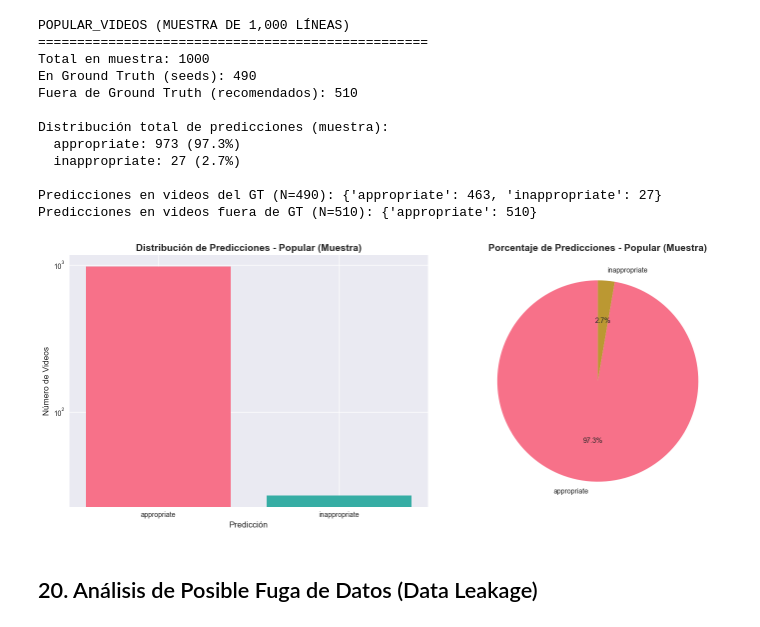
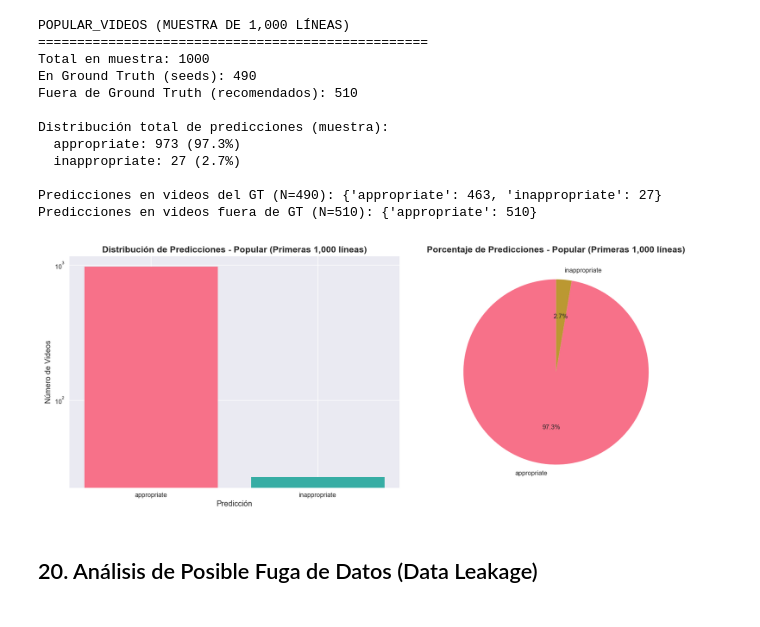
Before and after one commit to ADRIAN0819/Machine-Learning-Proyect, a Jupyter notebook: exploratory_data_analysis/eda_analysis.ipynb, the cells around one changed output. Cells and saved outputs as stored; diff of their text form; code cells hidden in the pictures.

```diff
--- a/exploratory_data_analysis/eda_analysis.ipynb
+++ b/exploratory_data_analysis/eda_analysis.ipynb
@@ -680,0 +743,16 @@ duration_seconds          385        8.03          -641.88          1515.12
+# %%
+# Desglose de outliers por clase para view_count y like_count (método IQR)
+orden_clases = ['disturbing', 'irrelevant', 'restricted', 'suitable']
+for col in ['view_count', 'like_count']:
+    q1 = df_train[col].quantile(0.25)
+    q3 = df_train[col].quantile(0.75)
+    iqr = q3 - q1
+    outliers_mask = (df_train[col] < (q1 - 1.5 * iqr)) | (df_train[col] > (q3 + 1.5 * iqr))
+    outliers_by_class = df_train[outliers_mask]['classification_label'].value_counts()
+    outliers_by_class = outliers_by_class.reindex(orden_clases).dropna()
+    total_outliers = outliers_mask.sum()
+    print(f"Outliers en {col} (IQR original, total = {total_outliers}):")
+    for clase, cnt in outliers_by_class.items():
+        pct_clase = (cnt / total_outliers) * 100
+        print(f"  - {clase}: {int(cnt)} ({pct_clase:.1f}%)")
+    print()
@@ -970,23 +1051,24 @@ Distribución total de predicciones (muestra):
 Predicciones en videos del GT (N=780): {'appropriate': 308, 'inappropriate': 472}
 Predicciones en videos fuera de GT (N=220): {'appropriate': 219, 'inappropriate': 1}
 # %%
-# Visualizar distribución de predicciones en elsagate (muestra)
+# Visualizar distribución de predicciones en elsagate (primeras 1,000 líneas)
 if pred_counter:
     fig, axes = plt.subplots(1, 2, figsize=(15, 6))
 
     # Gráfico de barras de predicciones
     df_pred_elsagate = pd.DataFrame.from_dict(pred_counter, orient='index', columns=['count'])
     bars = axes[0].bar(df_pred_elsagate.index, df_pred_elsagate['count'], color=sns.color_palette("husl", len(df_pred_elsagate)))
-    axes[0].set_title("Distribución de Predicciones - Elsagate (Muestra)", fontsize=14, fontweight='bold')
+    axes[0].set_title("Distribución de Predicciones - Elsagate (Primeras 1,000 líneas)", fontsize=14, fontweight='bold')
     axes[0].set_xlabel("Predicción", fontsize=12)
     axes[0].set_ylabel("Número de Videos", fontsize=12)
     axes[0].set_yscale('log')
 
     # Pie chart
     axes[1].pie(df_pred_elsagate['count'], labels=df_pred_elsagate.index, autopct='%1.1f%%', startangle=90)
-    axes[1].set_title("Porcentaje de Predicciones - Elsagate (Muestra)", fontsize=14, fontweight='bold')
+    axes[1].set_title("Porcentaje de Predicciones - Elsagate (Primeras 1,000 líneas)", fontsize=14, fontweight='bold')
 
     plt.tight_layout()
+    plt.savefig('images/distrib_elsagate.png', dpi=150, bbox_inches='tight')
     plt.show()
 else:
     print("No hay predicciones para visualizar en la muestra de elsagate")
@@ -1030,23 +1112,24 @@ Distribución total de predicciones (muestra):
 Predicciones en videos del GT (N=70): {'appropriate': 55, 'inappropriate': 15}
 Predicciones en videos fuera de GT (N=930): {'appropriate': 930}
 # %%
-# Visualizar distribución de predicciones en other_child (muestra)
+# Visualizar distribución de predicciones en other_child (primeras 1,000 líneas)
 if pred_counter:
     fig, axes = plt.subplots(1, 2, figsize=(15, 6))
 
     # Gráfico de barras de predicciones
     df_pred_other = pd.DataFrame.from_dict(pred_counter, orient='index', columns=['count'])
     bars = axes[0].bar(df_pred_other.index, df_pred_other['count'], color=sns.color_palette("husl", len(df_pred_other)))
-    axes[0].set_title("Distribución de Predicciones - Other Child (Muestra)", fontsize=14, fontweight='bold')
+    axes[0].set_title("Distribución de Predicciones - Other Child (Primeras 1,000 líneas)", fontsize=14, fontweight='bold')
     axes[0].set_xlabel("Predicción", fontsize=12)
     axes[0].set_ylabel("Número de Videos", fontsize=12)
     axes[0].set_yscale('log')
 
     # Pie chart
     axes[1].pie(df_pred_other['count'], labels=df_pred_other.index, autopct='%1.1f%%', startangle=90)
-    axes[1].set_title("Porcentaje de Predicciones - Other Child (Muestra)", fontsize=14, fontweight='bold')
+    axes[1].set_title("Porcentaje de Predicciones - Other Child (Primeras 1,000 líneas)", fontsize=14, fontweight='bold')
 
     plt.tight_layout()
+    plt.savefig('images/distrib_other_child.png', dpi=150, bbox_inches='tight')
     plt.show()
 else:
     print("No hay predicciones para visualizar en la muestra de other_child")
@@ -1090,23 +1173,24 @@ Distribución total de predicciones (muestra):
 Predicciones en videos del GT (N=34): {'appropriate': 31, 'inappropriate': 3}
 Predicciones en videos fuera de GT (N=966): {'appropriate': 966}
 # %%
-# Visualizar distribución de predicciones en random (muestra)
+# Visualizar distribución de predicciones en random (primeras 1,000 líneas)
 if pred_counter:
     fig, axes = plt.subplots(1, 2, figsize=(15, 6))
 
     # Gráfico de barras de predicciones
     df_pred_random = pd.DataFrame.from_dict(pred_counter, orient='index', columns=['count'])
     bars = axes[0].bar(df_pred_random.index, df_pred_random['count'], color=sns.color_palette("husl", len(df_pred_random)))
-    axes[0].set_title("Distribución de Predicciones - Random (Muestra)", fontsize=14, fontweight='bold')
+    axes[0].set_title("Distribución de Predicciones - Random (Primeras 1,000 líneas)", fontsize=14, fontweight='bold')
     axes[0].set_xlabel("Predicción", fontsize=12)
     axes[0].set_ylabel("Número de Videos", fontsize=12)
     axes[0].set_yscale('log')
 
     # Pie chart
     axes[1].pie(df_pred_random['count'], labels=df_pred_random.index, autopct='%1.1f%%', startangle=90)
-    axes[1].set_title("Porcentaje de Predicciones - Random (Muestra)", fontsize=14, fontweight='bold')
+    axes[1].set_title("Porcentaje de Predicciones - Random (Primeras 1,000 líneas)", fontsize=14, fontweight='bold')
 
     plt.tight_layout()
+    plt.savefig('images/distrib_random.png', dpi=150, bbox_inches='tight')
     plt.show()
 else:
     print("No hay predicciones para visualizar en la muestra de random")
@@ -1150,28 +1234,29 @@ Distribución total de predicciones (muestra):
 Predicciones en videos del GT (N=490): {'appropriate': 463, 'inappropriate': 27}
 Predicciones en videos fuera de GT (N=510): {'appropriate': 510}
 # %%
-# Visualizar distribución de predicciones en popular (muestra)
+# Visualizar distribución de predicciones en popular (primeras 1,000 líneas)
 if pred_counter:
     fig, axes = plt.subplots(1, 2, figsize=(15, 6))
 
     # Gráfico de barras de predicciones
     df_pred_popular = pd.DataFrame.from_dict(pred_counter, orient='index', columns=['count'])
     bars = axes[0].bar(df_pred_popular.index, df_pred_popular['count'], color=sns.color_palette("husl", len(df_pred_popular)))
-    axes[0].set_title('Distribución de Predicciones - Popular (Muestra)', fontsize=14, fontweight='bold')
+    axes[0].set_title('Distribución de Predicciones - Popular (Primeras 1,000 líneas)', fontsize=14, fontweight='bold')
     axes[0].set_xlabel('Predicción', fontsize=12)
     axes[0].set_ylabel('Número de Videos', fontsize=12)
     axes[0].set_yscale('log')
 
     # Pie chart
     axes[1].pie(df_pred_popular['count'], labels=df_pred_popular.index, autopct='%1.1f%%', startangle=90)
-    axes[1].set_title('Porcentaje de Predicciones - Popular (Muestra)', fontsize=14, fontweight='bold')
+    axes[1].set_title('Porcentaje de Predicciones - Popular (Primeras 1,000 líneas)', fontsize=14, fontweight='bold')
 
     plt.tight_layout()
+    plt.savefig('images/distrib_popular.png', dpi=150, bbox_inches='tight')
     plt.show()
 else:
     print("No hay predicciones para visualizar en la muestra de popular")
 # %% [output]
-[figure, old version]
+[figure, new version]
 # %% [markdown]
 ## 20. Análisis de Posible Fuga de Datos (Data Leakage)
 # %% [markdown]
```
Also changed, not shown: parts of 27 cells of this notebook, 25 other files.
